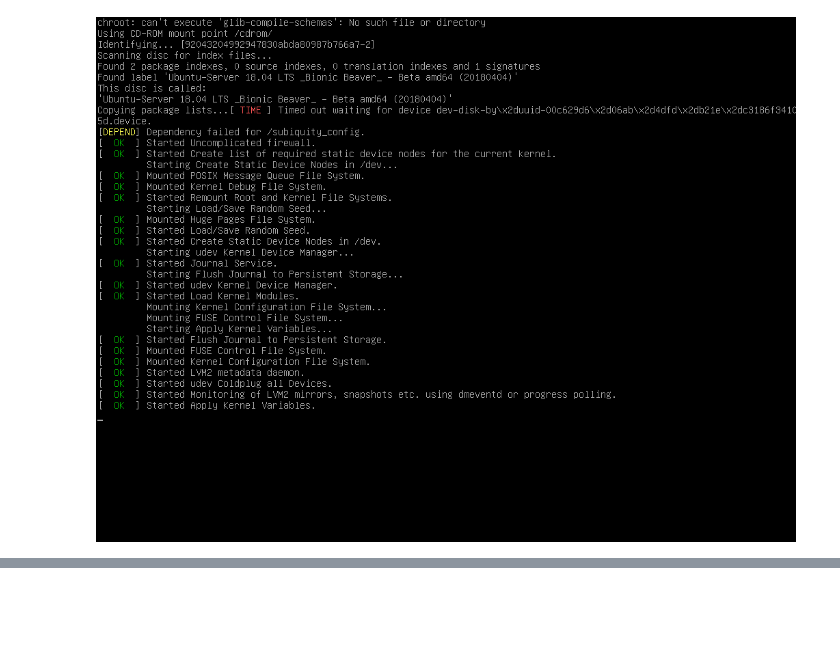
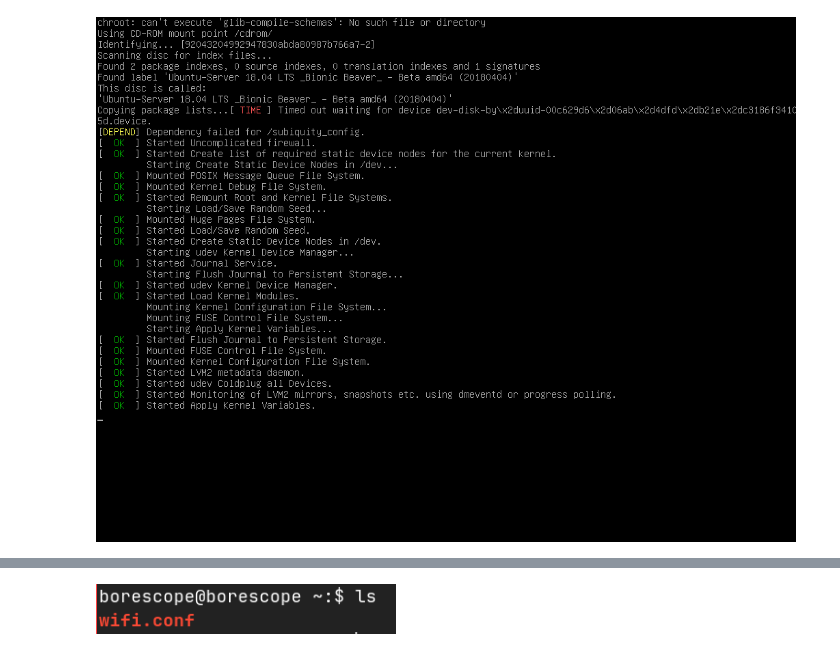
Before and after one commit to marcosgatica2003/CIII, a Jupyter notebook: ubuntuServerBorescopeConfig.ipynb, the cells around one changed output, grey strips where cells are left out. Saved outputs shown, nothing was run; the diff lists cells and outputs as text; code cells hidden in the pictures; blank space fills up the shorter version.

```diff
--- a/ubuntuServerBorescopeConfig.ipynb
+++ b/ubuntuServerBorescopeConfig.ipynb
@@ -127,0 +196,5 @@ Image('booting.png', width=700)
+# %%
+from IPython.display import Image
+Image('wifiConf.png', width=300)
+# %% [output]
+[figure, added]
```
Also changed, not shown: parts of 7 cells of this notebook.
